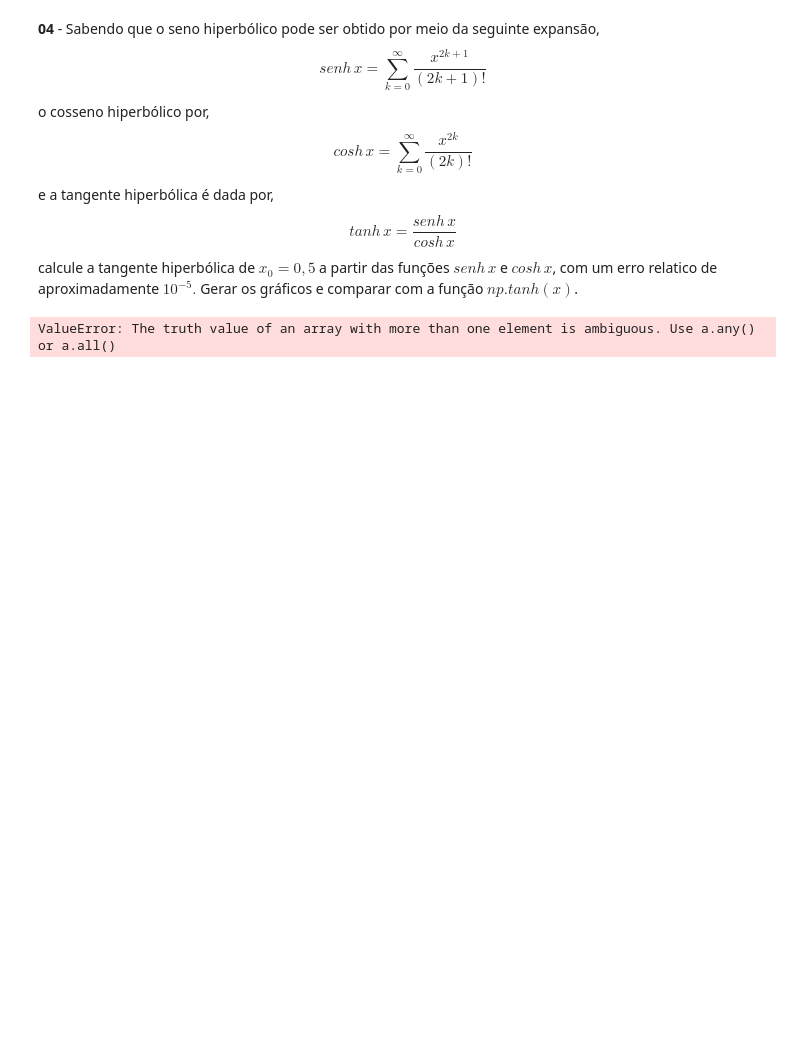
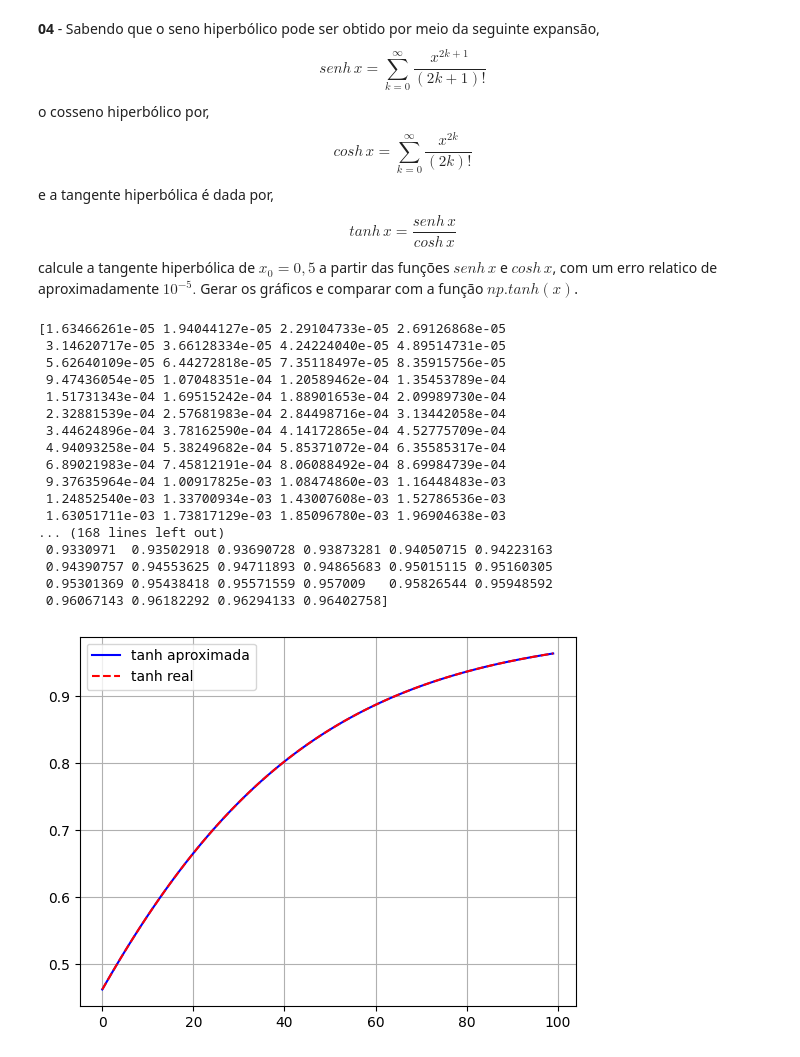
Before and after one commit to PedroNeto05/lab-CN, a Jupyter notebook: Lab_01.ipynb, the cells around one changed output. Saved outputs shown, nothing was run; the diff lists cells and outputs as text; code cells hidden in the pictures; blank space fills up the shorter version.

```diff
--- a/Lab_01.ipynb
+++ b/Lab_01.ipynb
@@ -223,47 +223,52 @@ calcule a tangente hiperbólica de $x_0 = 0,5$ a partir das funções $ senh\,x$
 # %%
 import numpy as np
 import matplotlib.pyplot as plt
 import math
 
 def relative_error(a,b):
     return np.abs(a - b) / np.abs(a)
 
 def senh(x, N):
-    soma = 0.0
-    for k in range(N+1):
-        soma += ((x**((2*k) + 1)) / math.factorial((2*k) + 1))
-    return soma
-
-
+   return sum([((x**((2*k) + 1)) / math.factorial((2*k) + 1)) for k in range(N+1)])
 
 def cosh(x, N):
-    soma = 0.0
-    for k in range(N+1):
-        soma += ((x**(2*k)) / math.factorial(2*k))
-    return soma
-
-
+    return sum([((x**((2*k))) / math.factorial((2*k))) for k in range(N+1)])
 
 def tanh(x,error_target):
     count = 1
-    tanh_value = senh(x,count) / cosh(x,count)
-    error = relative_error((tanh_value),(np.sinh(x) / np.cosh(x)))
-
-    while error > error_target:
+    while True:
         count += 1
         tanh_value =  senh(x,count)/ cosh(x,count)
-        error = relative_error((tanh_value),(np.sinh(x) / np.cosh(x)))
-        pass
+        error = relative_error(np.tanh(x),(tanh_value))
+        print(error)
+        if error.all() <= error_target:
+            return tanh_value
 
-    return tanh_value
-
-# print(f"1 {senh(1,100)/cosh(1,100)}")
-# print(f"2 {np.tanh(1)}")
-
-
-x= np.linspace(0,2*np.pi,100)
+x = np.linspace(0.5, 2, 100)
 res = tanh(x,1e-5)
 print(f"minha {res}")
 print(f"sua {np.tanh(x)}")
+plt.plot(res, label = "tanh aproximada", color="blue")
+plt.plot(np.tanh(x), linestyle="--", label = "tanh real", color ="red")
+plt.grid(True)
+plt.legend()
+plt.show()
 # %% [output]
-ValueError: The truth value of an array with more than one element is ambiguous. Use a.any() or a.all()
+[1.63466261e-05 1.94044127e-05 2.29104733e-05 2.69126868e-05
+ 3.14620717e-05 3.66128334e-05 4.24224040e-05 4.89514731e-05
+ 5.62640109e-05 6.44272818e-05 7.35118497e-05 8.35915756e-05
+ 9.47436054e-05 1.07048351e-04 1.20589462e-04 1.35453789e-04
+ 1.51731343e-04 1.69515242e-04 1.88901653e-04 2.09989730e-04
+ 2.32881539e-04 2.57681983e-04 2.84498716e-04 3.13442058e-04
+ 3.44624896e-04 3.78162590e-04 4.14172865e-04 4.52775709e-04
+ 4.94093258e-04 5.38249682e-04 5.85371072e-04 6.35585317e-04
+ 6.89021983e-04 7.45812191e-04 8.06088492e-04 8.69984739e-04
+ 9.37635964e-04 1.00917825e-03 1.08474860e-03 1.16448483e-03
+ 1.24852540e-03 1.33700934e-03 1.43007608e-03 1.52786536e-03
+ 1.63051711e-03 1.73817129e-03 1.85096780e-03 1.96904638e-03
+... (168 lines left out)
+ 0.9330971  0.93502918 0.93690728 0.93873281 0.94050715 0.94223163
+ 0.94390757 0.94553625 0.94711893 0.94865683 0.95015115 0.95160305
+ 0.95301369 0.95438418 0.95571559 0.957009   0.95826544 0.95948592
+ 0.96067143 0.96182292 0.96294133 0.96402758]
+[figure, added]
```
Also changed, not shown: parts of 1 cell of this notebook.
